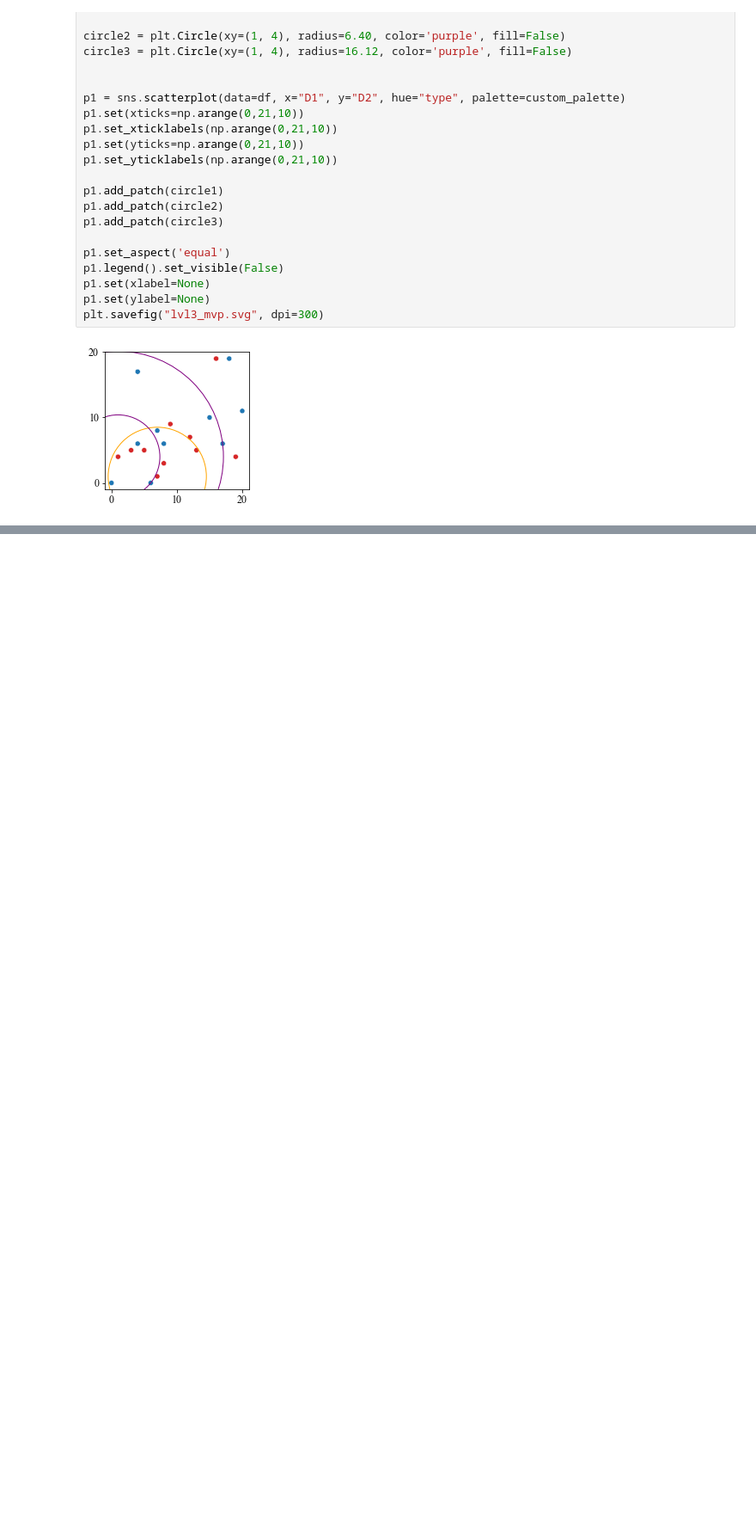
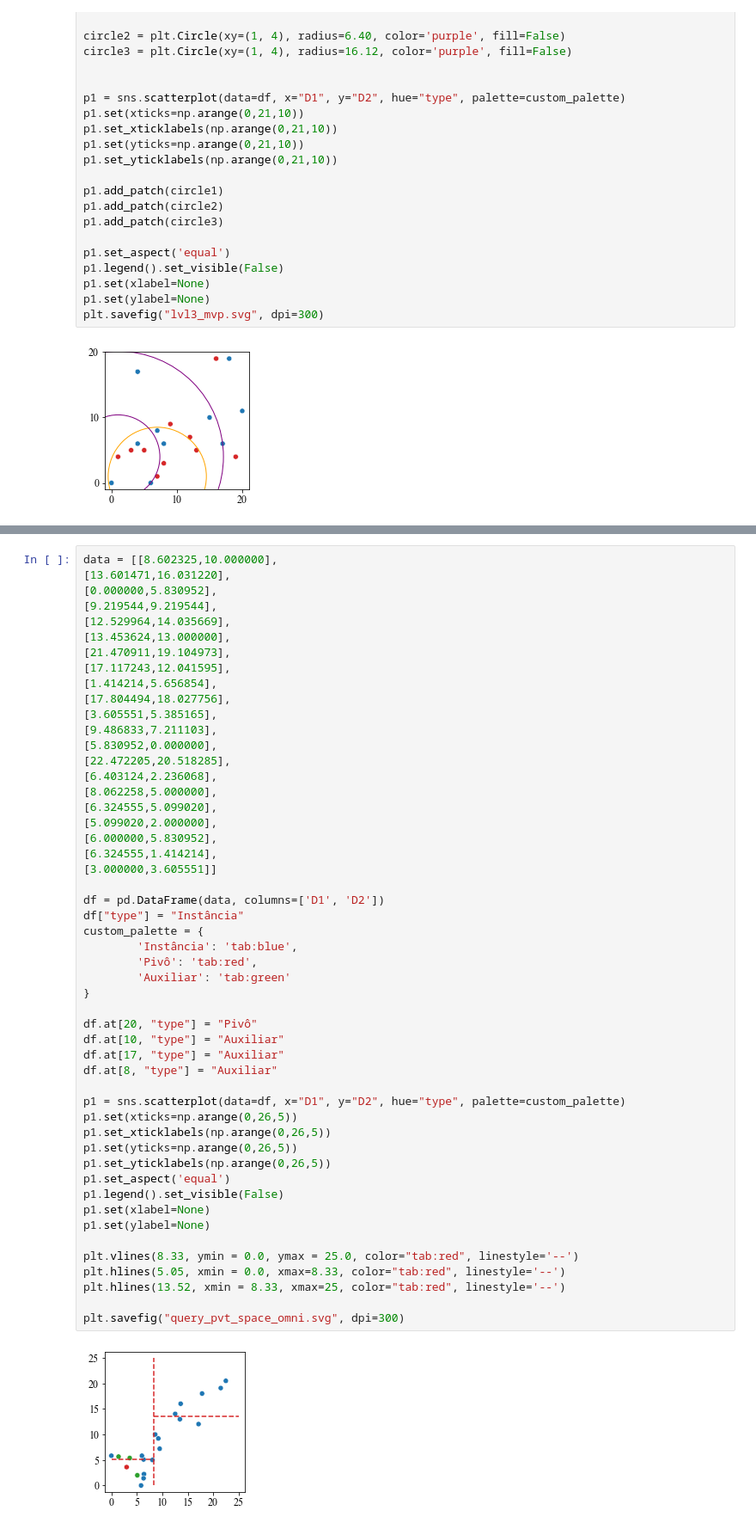
Before and after one commit to JoaoVitorLeite/gervLibProject, a Jupyter notebook: gervLib_Project/gervLib/python/util.ipynb, the cells around one changed output, grey strips where cells are left out. Shown: that part at 86% size. Saved outputs shown, nothing was run; the diff lists cells and outputs as text; blank space fills up the shorter version.

```diff
--- a/gervLib_Project/gervLib/python/util.ipynb
+++ b/gervLib_Project/gervLib/python/util.ipynb
@@ -218,0 +284,53 @@ plt.savefig("lvl3_mvp.svg", dpi=300)
+# %%
+data = [[8.602325,10.000000],
+[13.601471,16.031220],
+[0.000000,5.830952],
+[9.219544,9.219544],
+[12.529964,14.035669],
+[13.453624,13.000000],
+[21.470911,19.104973],
+[17.117243,12.041595],
+[1.414214,5.656854],
+[17.804494,18.027756],
+[3.605551,5.385165],
+[9.486833,7.211103],
+[5.830952,0.000000],
+[22.472205,20.518285],
+[6.403124,2.236068],
+[8.062258,5.000000],
+[6.324555,5.099020],
+[5.099020,2.000000],
+[6.000000,5.830952],
+[6.324555,1.414214],
+[3.000000,3.605551]]
+
+df = pd.DataFrame(data, columns=['D1', 'D2'])
+df["type"] = "Instância"
+custom_palette = {
+        'Instância': 'tab:blue',
+        'Pivô': 'tab:red',
+        'Auxiliar': 'tab:green'
+}
+
+df.at[20, "type"] = "Pivô"
+df.at[10, "type"] = "Auxiliar"
+df.at[17, "type"] = "Auxiliar"
+df.at[8, "type"] = "Auxiliar"
+
+p1 = sns.scatterplot(data=df, x="D1", y="D2", hue="type", palette=custom_palette)
+p1.set(xticks=np.arange(0,26,5))
+p1.set_xticklabels(np.arange(0,26,5))
+p1.set(yticks=np.arange(0,26,5))
+p1.set_yticklabels(np.arange(0,26,5))
+p1.set_aspect('equal')
+p1.legend().set_visible(False)
+p1.set(xlabel=None)
+p1.set(ylabel=None)
+
+plt.vlines(8.33, ymin = 0.0, ymax = 25.0, color="tab:red", linestyle='--')
+plt.hlines(5.05, xmin = 0.0, xmax=8.33, color="tab:red", linestyle='--')
+plt.hlines(13.52, xmin = 8.33, xmax=25, color="tab:red", linestyle='--')
+
+plt.savefig("query_pvt_space_omni.svg", dpi=300)
+# %% [output]
+[figure, added]
```
Also changed, not shown: parts of 9 cells of this notebook, 19 other files.
